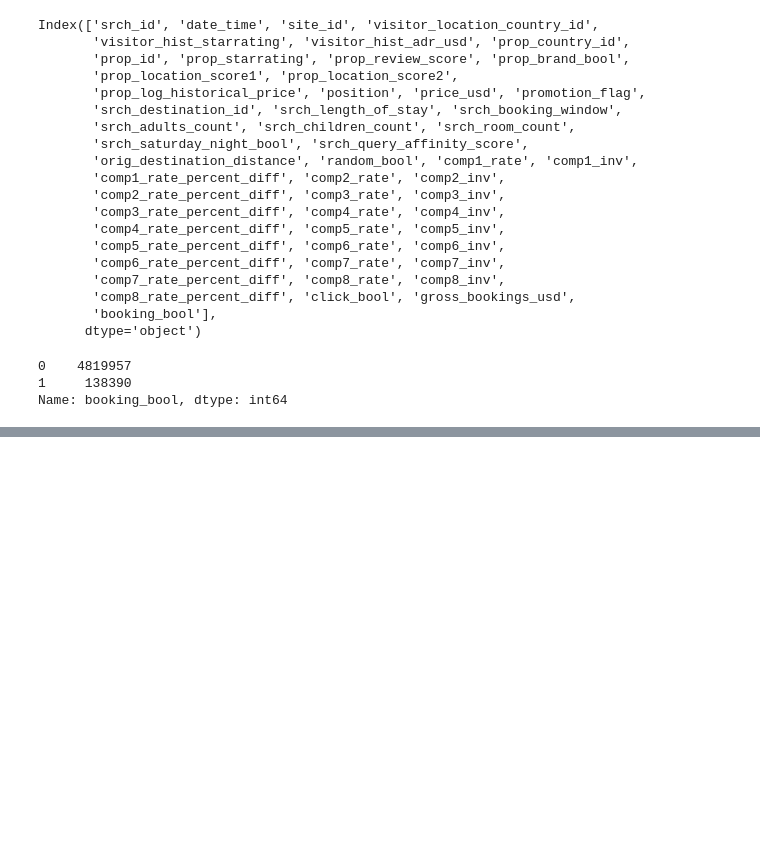
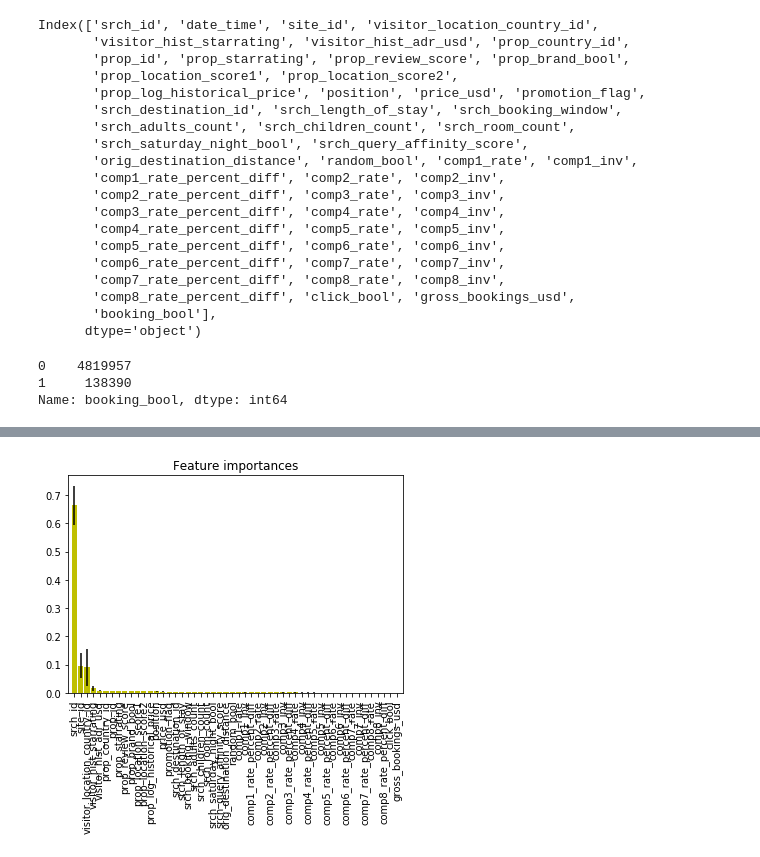
Before and after one commit to hannaheyer/Dmt, a Jupyter notebook: Prac2/Extra Trees.ipynb, the cells around one changed output, grey strips where cells are left out. Saved outputs shown, nothing was run; the diff lists cells and outputs as text; code cells hidden in the pictures; blank space fills up the shorter version.

```diff
--- a/Prac2/Extra Trees.ipynb
+++ b/Prac2/Extra Trees.ipynb
@@ -240,11 +258,13 @@ for f in range(A.shape[1]):
 # %%
 feature_names=A.columns
 
 plt.figure()
 plt.title("Feature importances")
 plt.bar(range(A.shape[1]), importances[indices],
        color="y", yerr=std[indices], align="center")
 plt.xticks(range(A.shape[1]), feature_names)
 plt.xticks(rotation=90)
-plt.xlim([-1, X.shape[1]])
+plt.xlim([-1, A.shape[1]])
 plt.show()
+# %% [output]
+[figure, added]
```
Also changed, not shown: parts of 1 cell of this notebook.
